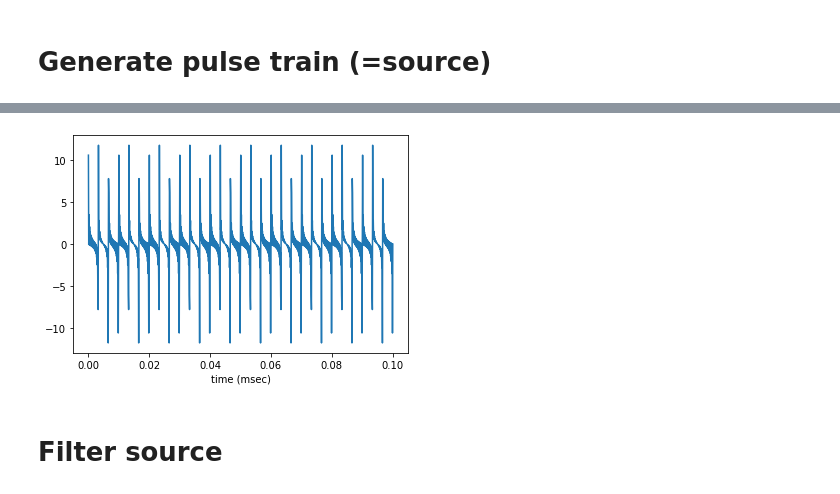
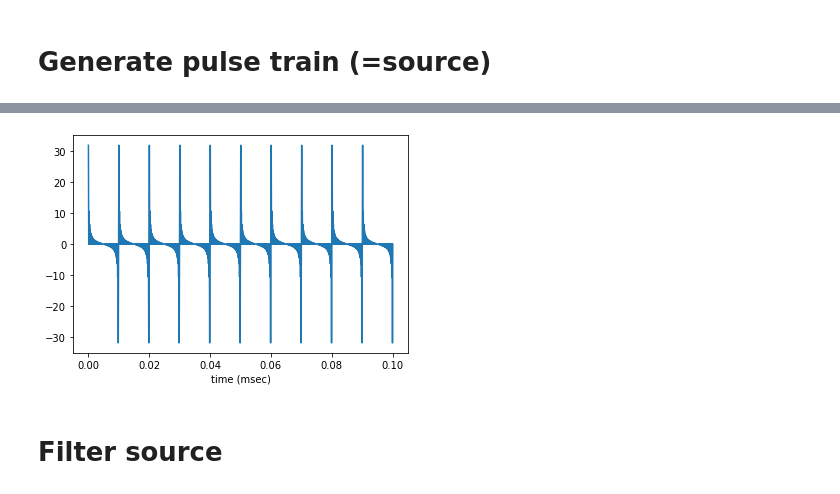
Before and after one commit to ayts9806/class2021Spring, a Jupyter notebook: sound2.ipynb, the cells around one changed output, grey strips where cells are left out. Cells and saved outputs as stored; diff of their text form; code cells hidden in the pictures.

```diff
--- a/sound2.ipynb
+++ b/sound2.ipynb
@@ -38,7 +38,7 @@ ipd.Audio(s, rate=sr)
 [interactive output not drawn]
 # %%
 # generate signal by complex-phasor
-c = np.exp(theta*1j)  # e의 세타*i제곱 =  cos(세타) + sin(세타)i. e의 파이*i제곱 + 1 = 0. amp*np.exp.
+c = amp * np.exp(theta*1j)
 # %%
 fig = plt.figure()
 ax = plt.subplot(111, projection='3d')
@@ -69,15 +69,15 @@ ipd.Audio(c.real, rate=sr)
 # %% [output]
 [interactive output not drawn]
 # %%
-def phasor_sine(amp, sr, dur, freq):   #이것은 pure tone을 만드는 것.
+def phasor_sine(amp, sr, dur, freq):
 
   t = np.arange(1, sr * dur+1)/sr
   theta = t * 2*np.pi * freq
-  s = np.sin(theta)
+  s = amp * np.sin(theta)
 
   return s, t, theta
 # %%
-amp = 1; sr = 10000; dur = 1; freq = 300
+amp = 1; sr = 10000; dur = 1; freq = 440
 s, t, theta = phasor_sine(amp, sr, dur, freq)
 ipd.Audio(s, rate=sr)
 # %% [output]
@@ -87,7 +87,7 @@ def phasor_complex(amp, sr, dur, freq):
 
   t = np.arange(1, sr * dur+1)/sr
   theta = t * 2*np.pi * freq
-  c = np.exp(theta*1j)
+  c = amp * np.exp(theta*1j)
 
   return c, t, theta
 # %%
@@ -101,24 +101,24 @@ ipd.Audio(c.imag, rate=sr)
 # %%
 # parameter setting
 amp = 1
 sr = 10000
 dur = 0.5
 
-F0 = 300
-Fend = int(sr/2)  #300, 600, 900 ... 쭉 가고 마지막에 int 넣은 것.
+F0 = 100
+Fend = int(sr/2)  # Nyquist frequency.
 
 s_all = 0
-for freq in range(F0, Fend+1, F0):   #frequency를 바꿔가면서 pure tone을 계속 만들어내는 것.
+for freq in range(F0, Fend+1, F0):
   s, t, theta = phasor_sine(amp, sr, dur, freq)
   s_all += s
 
 fig = plt.figure()
 ax = fig.add_subplot(111)
 ax.plot(t[0:1000], s_all[0:1000]);
 ax.set_xlabel('time (msec)')
 ipd.Audio(s_all, rate=sr)
 # %% [output]
 [interactive output not drawn]
-[figure, old version]
+[figure, new version]
 # %% [markdown]
 # Filter source
```
Also changed, not shown: parts of 14 cells of this notebook.
